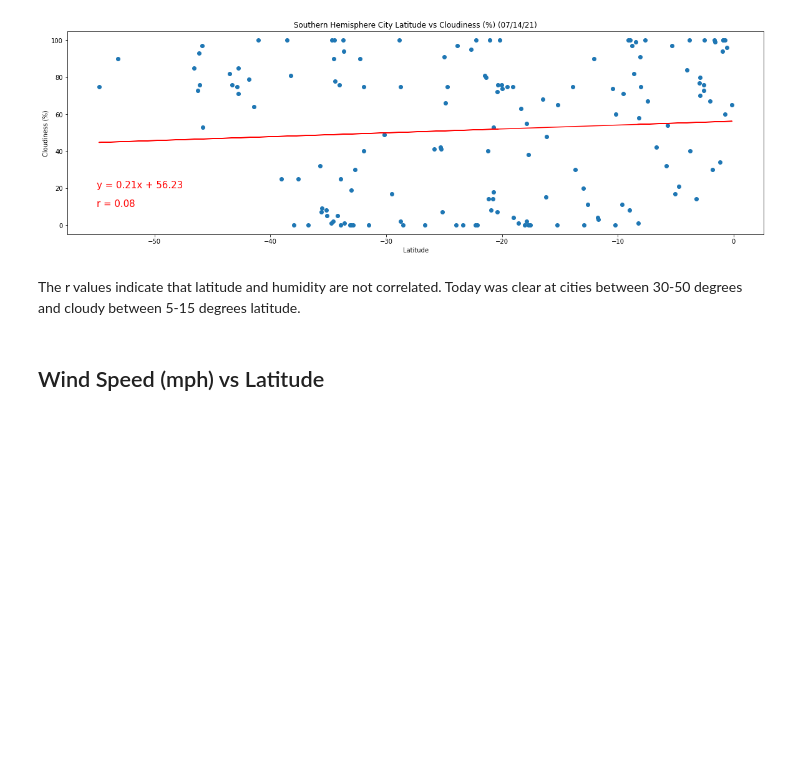
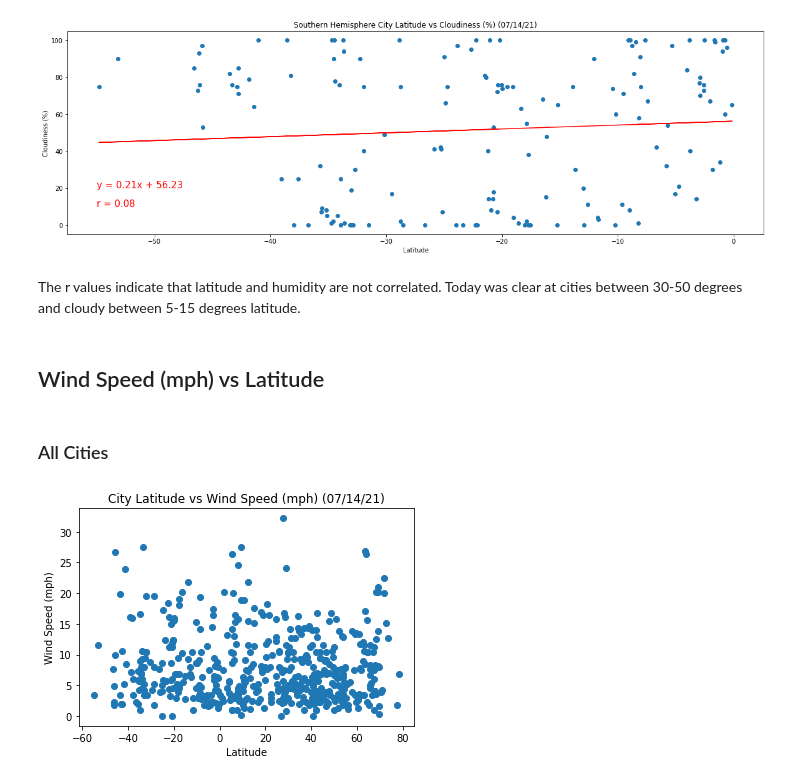
Before and after one commit to mjcarlson628/python-api-challenge, a Jupyter notebook: WeatherPy/WeatherPy.ipynb, the cells around one changed output. Cells and saved outputs as stored; diff of their text form; code cells hidden in the pictures; blank space fills up the shorter version.

Commit message:
wind speed plots

```diff
--- a/WeatherPy/WeatherPy.ipynb
+++ b/WeatherPy/WeatherPy.ipynb
@@ -360,3 +366,17 @@ plt.show()
 The r values indicate that latitude and humidity are not correlated. Today was clear at cities between 30-50 degrees and cloudy between 5-15 degrees latitude.
 # %% [markdown]
 ## Wind Speed (mph) vs Latitude
+# %% [markdown]
+### All Cities
+# %%
+# All cities
+plt.scatter(cities_df["Lat"], cities_df["Wind Speed"])
+plt.title("City Latitude vs Wind Speed (mph) (07/14/21)")
+plt.xlabel("Latitude")
+plt.ylabel("Wind Speed (mph)")
+
+plt.savefig("Images/AllWind")
+
+plt.show()
+# %% [output]
+[figure, added]
```
Also changed, not shown: parts of 13 cells of this notebook, 4 other files.
